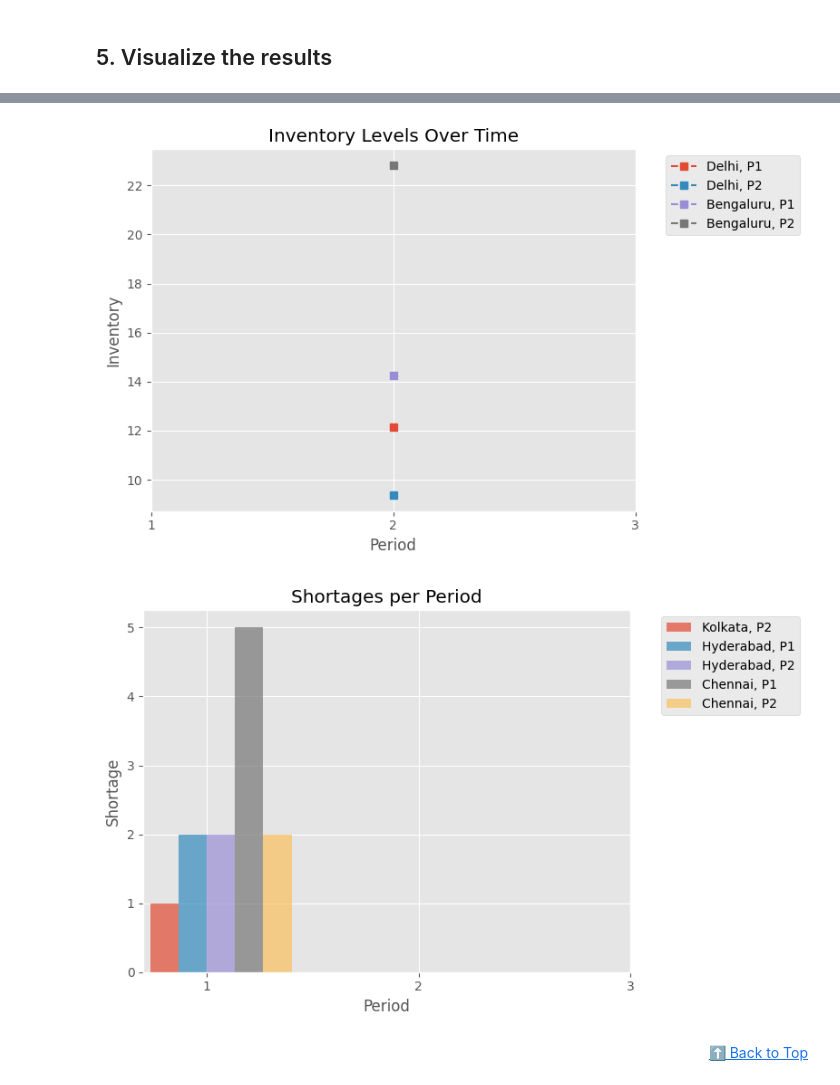
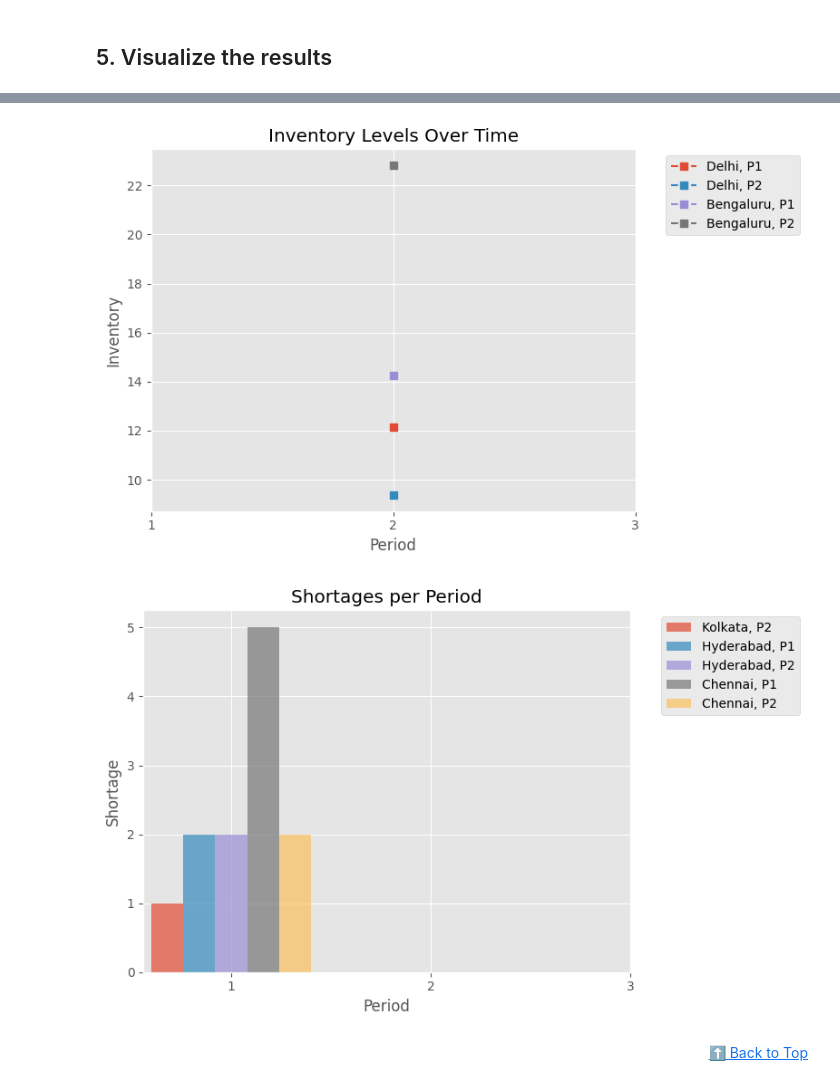
Before and after one commit to dhruvhaldar/Realistic-aerospace-optimization-problems, a Jupyter notebook: milp.ipynb, the cells around one changed output, grey strips where cells are left out. Saved outputs shown, nothing was run; the diff lists cells and outputs as text; code cells hidden in the pictures.

```diff
--- a/milp.ipynb
+++ b/milp.ipynb
@@ -609,42 +609,54 @@ for b in Bases:
         if x:
             plt.plot(x, y, marker="s", linestyle="--", label=f"{b}, {p}")
 
 plt.title("Inventory Levels Over Time")
 plt.xlabel("Period")
 plt.xticks(Periods)
 plt.ylabel("Inventory")
 plt.legend(bbox_to_anchor=(1.05, 1), loc="upper left")
 plt.grid(True)
 plt.tight_layout()
 plt.show()
 
 # --- Shortages ---
 plt.figure(figsize=(8, 5))
-bar_width = 0.8 / 6
-for i, s in enumerate(Stations):
-    for j, p in enumerate(Parts):
+
+# We have pairs of (Station, Part) to plot.
+# Only a subset might actually have shortages.
+# Let's collect which ones have data to dynamically adjust bar_width.
+series_data = []
+for s in Stations:
+    for p in Parts:
         x, y = [], []
         for t in Periods:
             val = shortage[(s, p, t)].value()
             if val is not None and val > 1e-6:
-                x.append(
-                    t + (i * len(Parts) + j) * bar_width - (len(Stations) * len(Parts) * bar_width) / 2 + bar_width / 2
-                )  # shift bars to avoid overlap
+                x.append(t)
                 y.append(val)
         if x:
-            plt.bar(x, y, width=bar_width, alpha=0.7, label=f"{s}, {p}")
+            series_data.append((f"{s}, {p}", x, y))
+
+if series_data:
+    n_series = len(series_data)
+    bar_width = 0.8 / n_series
+
+    for i, (label, x, y) in enumerate(series_data):
+        # Calculate offset for each series
+        offset = (i - n_series / 2) * bar_width + bar_width / 2
+        x_offset = [val + offset for val in x]
+        plt.bar(x_offset, y, width=bar_width, alpha=0.7, label=label)
 
 plt.title("Shortages per Period")
 plt.xlabel("Period")
 plt.xticks(Periods)
 plt.ylabel("Shortage")
-plt.legend(bbox_to_anchor=(1.05, 1), loc="upper left")
+if series_data:
+    plt.legend(bbox_to_anchor=(1.05, 1), loc="upper left")
 
 plt.tight_layout()
-plt.show()
 # %% [output]
 [figure]
 [figure]
-[figure, old version]
+[figure, new version]
 # %% [markdown]
 <div align="right"><a href="#table-of-contents">⬆️ Back to Top</a></div>
```
Also changed, not shown: parts of 1 cell of this notebook, 3 other files.
